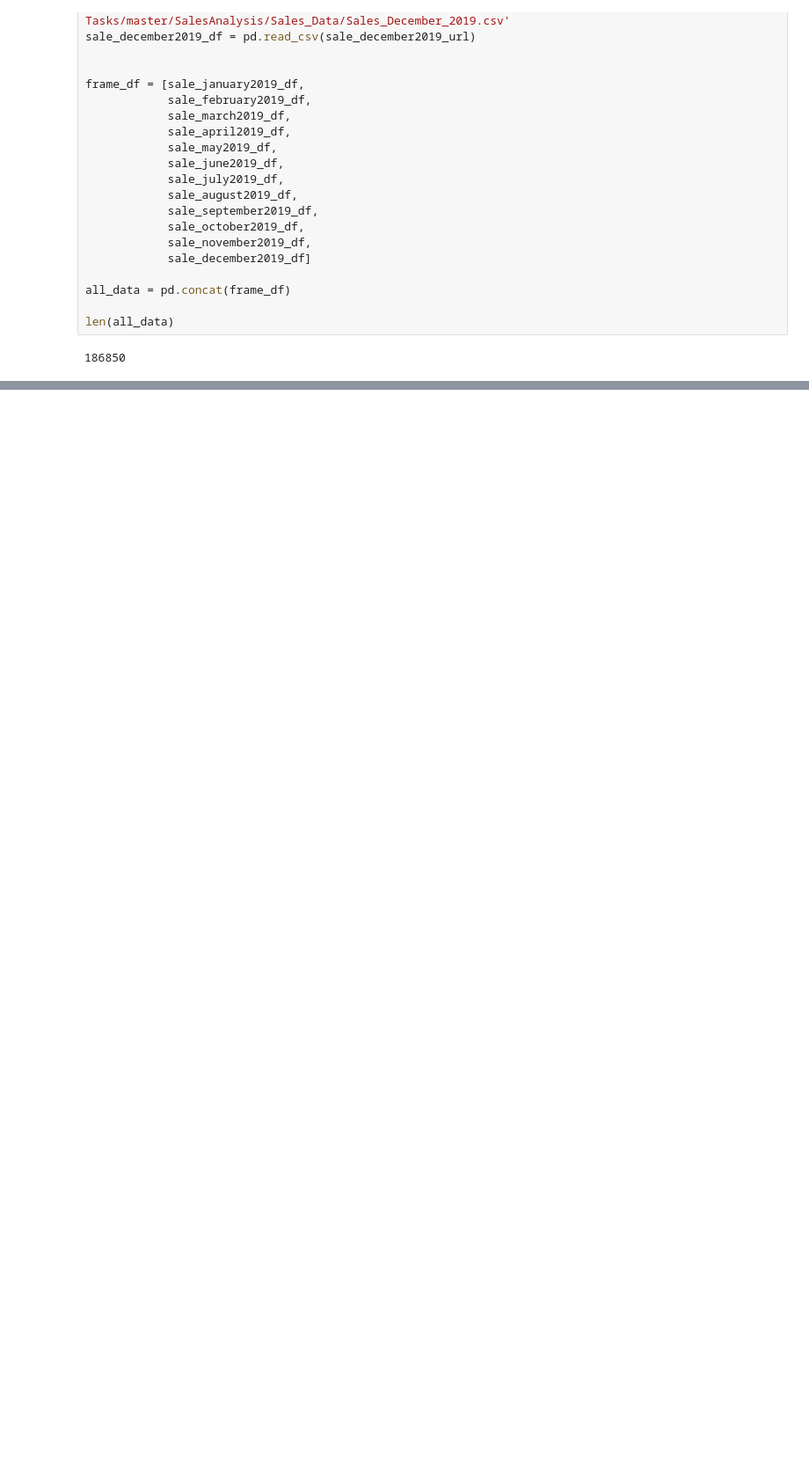
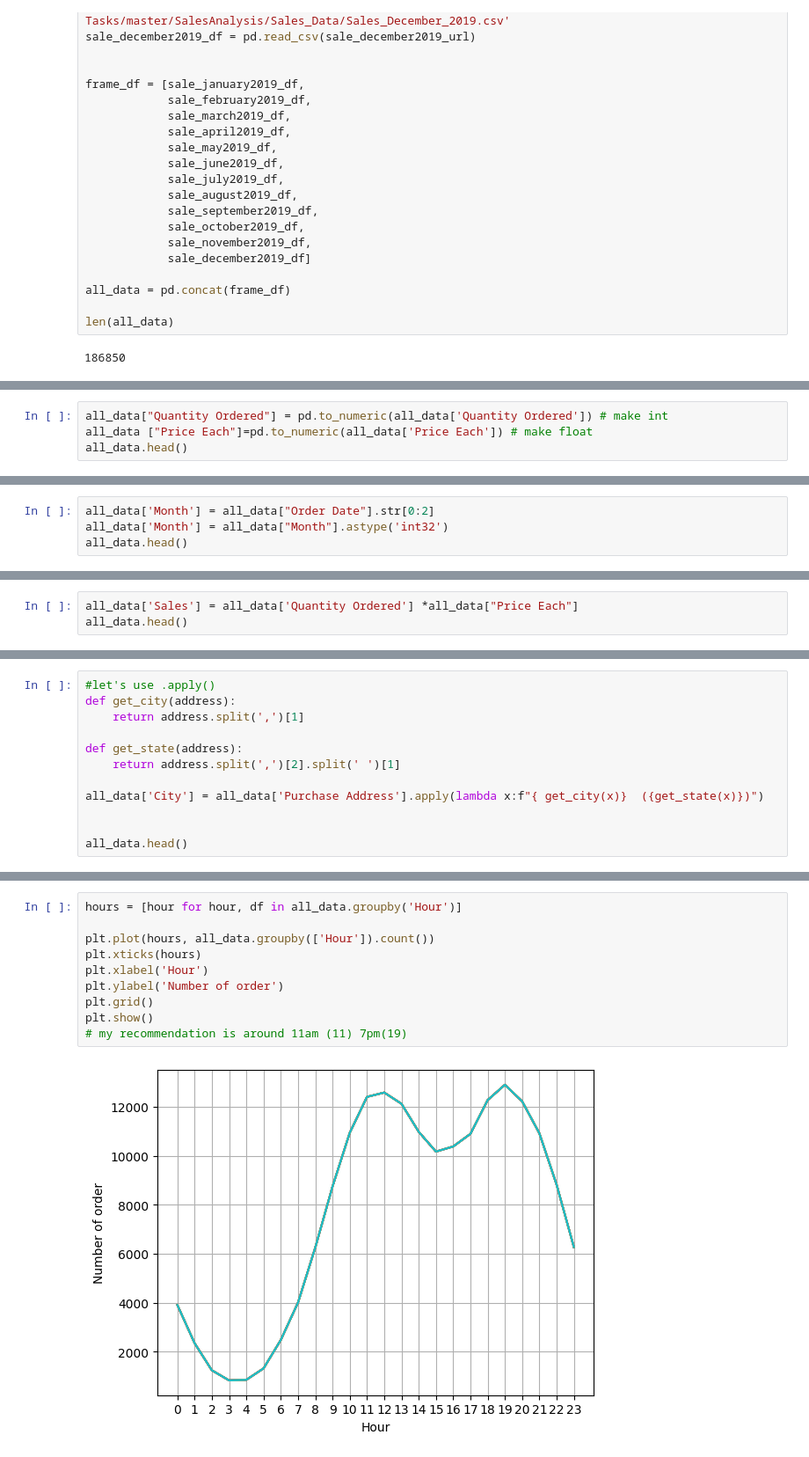
Before and after one commit to HarryBoy127/best-buy-sales-analysis, a Jupyter notebook: notebook/sale_analysis.ipynb, the cells around one changed output, grey strips where cells are left out. Shown: that part at 88% size. Cells and saved outputs as stored; diff of their text form; blank space fills up the shorter version.

```diff
--- a/notebook/sale_analysis.ipynb
+++ b/notebook/sale_analysis.ipynb
@@ -342,0 +99,4 @@ plt.show()
+# %%
+all_data["Quantity Ordered"] = pd.to_numeric(all_data['Quantity Ordered']) # make int
+all_data ["Price Each"]=pd.to_numeric(all_data['Price Each']) # make float
+all_data.head()
@@ -342,0 +112,4 @@ plt.show()
+# %%
+all_data['Month'] = all_data["Order Date"].str[0:2]
+all_data['Month'] = all_data["Month"].astype('int32')
+all_data.head()
@@ -342,0 +123,3 @@ plt.show()
+# %%
+all_data['Sales'] = all_data['Quantity Ordered'] *all_data["Price Each"]
+all_data.head()
@@ -342,0 +135,12 @@ plt.show()
+# %%
+#let's use .apply()
+def get_city(address):
+    return address.split(',')[1]
+
+def get_state(address):
+    return address.split(',')[2].split(' ')[1]
+
+all_data['City'] = all_data['Purchase Address'].apply(lambda x:f"{ get_city(x)}  ({get_state(x)})")
+
+
+all_data.head()
@@ -342,0 +267,12 @@ plt.show()
+# %%
+hours = [hour for hour, df in all_data.groupby('Hour')]
+
+plt.plot(hours, all_data.groupby(['Hour']).count())
+plt.xticks(hours)
+plt.xlabel('Hour')
+plt.ylabel('Number of order')
+plt.grid()
+plt.show()
+# my recommendation is around 11am (11) 7pm(19)
+# %% [output]
+[figure, added]
```
Also changed, not shown: parts of 60 cells of this notebook, 15 other files.
